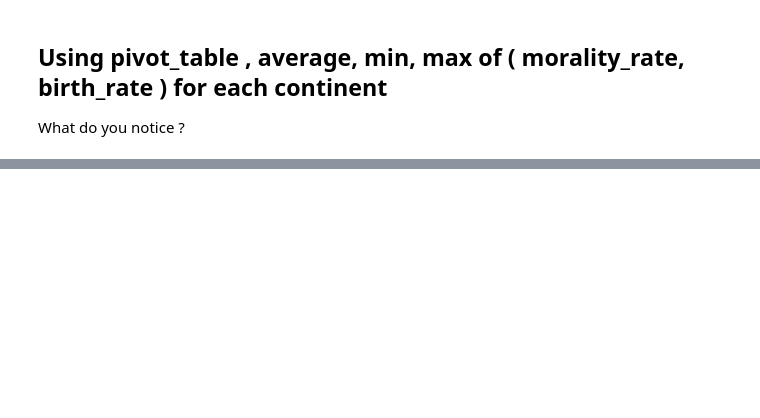
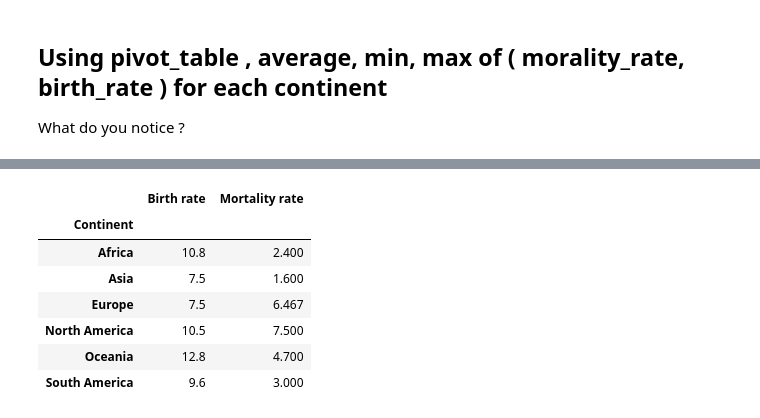
Before and after one commit to RaniaRez/PlotsMatplotlib, a Jupyter notebook: matplot.ipynb, the cells around one changed output, grey strips where cells are left out. Cells and saved outputs as stored; diff of their text form; code cells hidden in the pictures; blank space fills up the shorter version.

```diff
--- a/matplot.ipynb
+++ b/matplot.ipynb
@@ -296,0 +304,11 @@ What do you notice ?
+# %%
+pd.pivot_table(data, index=['Continent'], values=['Mortality rate','Birth rate'], aggfunc=np.min)
+# %% [output]
+|  | Birth rate | Mortality rate |
+| Continent |  |  |
+| Africa | 10.8 | 2.400 |
+| Asia | 7.5 | 1.600 |
+| Europe | 7.5 | 6.467 |
+| North America | 10.5 | 7.500 |
+| Oceania | 12.8 | 4.700 |
+| South America | 9.6 | 3.000 |
```
Also changed, not shown: parts of 13 cells of this notebook.
